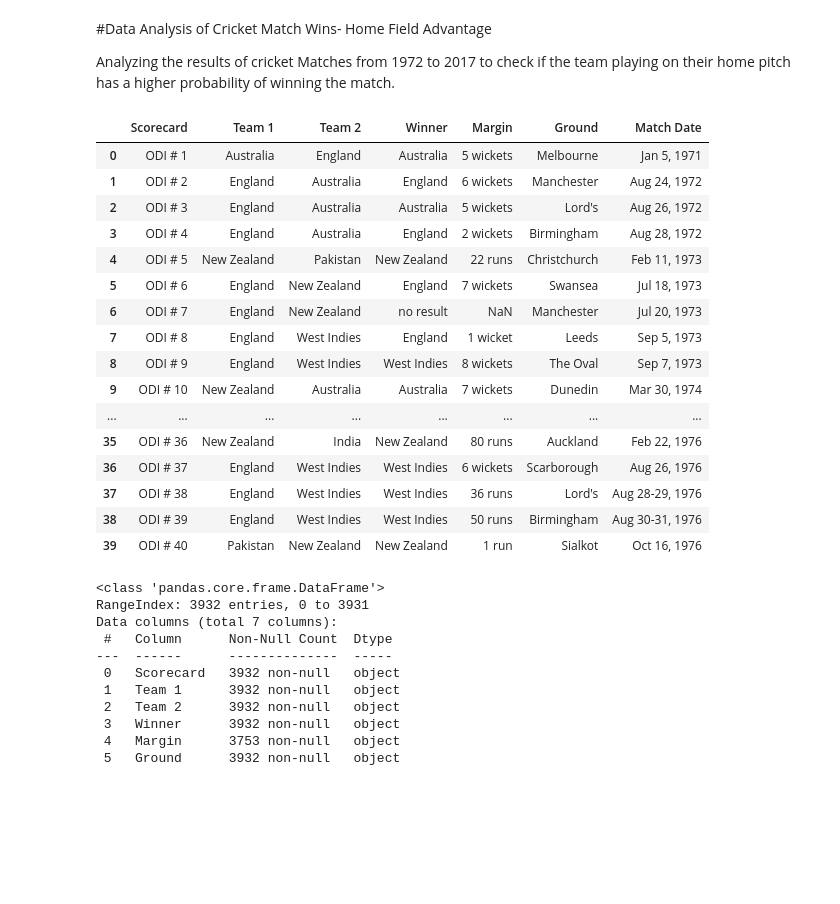
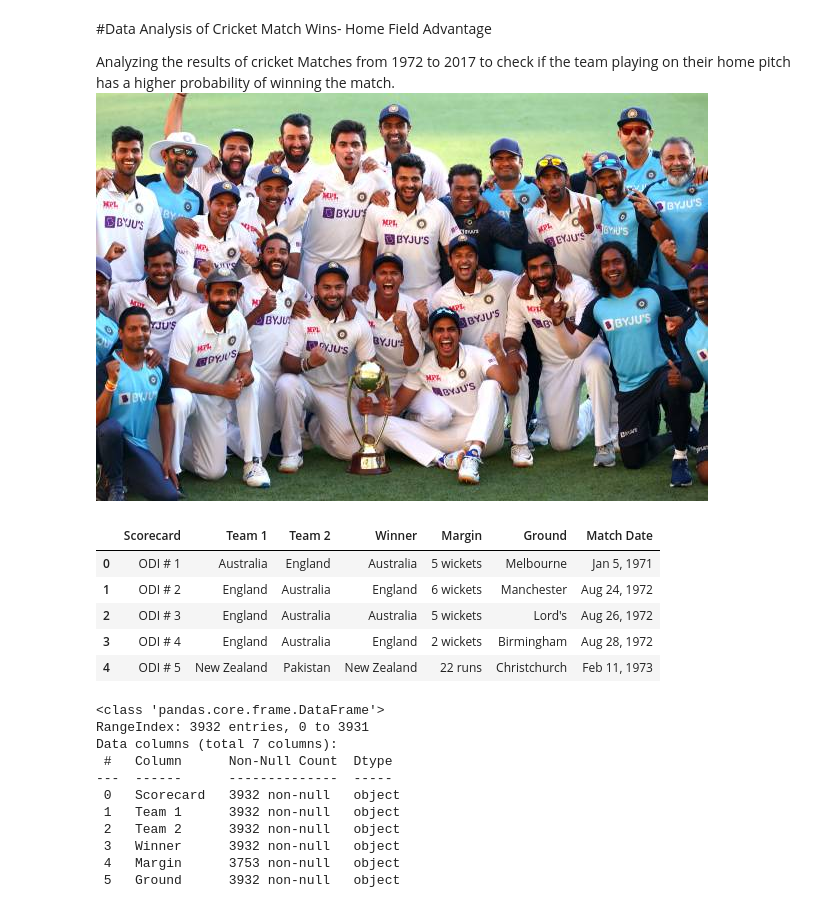
Before and after one commit to swapnil2009/DataScience, a Jupyter notebook: Cricket_Match_Results_Data_Analysis.ipynb, the cells around one changed output. Saved outputs shown, nothing was run; the diff lists cells and outputs as text; code cells hidden in the pictures; blank space fills up the shorter version.

```diff
--- a/Cricket_Match_Results_Data_Analysis.ipynb
+++ b/Cricket_Match_Results_Data_Analysis.ipynb
@@ -4,6 +4,7 @@
 #Data Analysis of Cricket Match Wins- Home Field Advantage
 
 Analyzing the results of cricket Matches from 1972 to 2017 to check if the team playing on their home pitch has a higher probability of winning the match.
+![gettyimages-1230666537-612x612.jpg](embedded-picture-1)
 # %%
 import numpy as np
 import pandas as pd
@@ -15,25 +16,14 @@ from sklearn.linear_model import LogisticRegression
 from sklearn.metrics import accuracy_score
 # %%
 df=pd.read_csv("Dateset_ODI+-+Dateset_ODI.csv")
-df.head(40)
+df.head()
 # %% [output]
 |  | Scorecard | Team 1 | Team 2 | Winner | Margin | Ground | Match Date |
 | 0 | ODI # 1 | Australia | England | Australia | 5 wickets | Melbourne | Jan 5, 1971 |
 | 1 | ODI # 2 | England | Australia | England | 6 wickets | Manchester | Aug 24, 1972 |
 | 2 | ODI # 3 | England | Australia | Australia | 5 wickets | Lord's | Aug 26, 1972 |
 | 3 | ODI # 4 | England | Australia | England | 2 wickets | Birmingham | Aug 28, 1972 |
 | 4 | ODI # 5 | New Zealand | Pakistan | New Zealand | 22 runs | Christchurch | Feb 11, 1973 |
-| 5 | ODI # 6 | England | New Zealand | England | 7 wickets | Swansea | Jul 18, 1973 |
-| 6 | ODI # 7 | England | New Zealand | no result | NaN | Manchester | Jul 20, 1973 |
-| 7 | ODI # 8 | England | West Indies | England | 1 wicket | Leeds | Sep 5, 1973 |
-| 8 | ODI # 9 | England | West Indies | West Indies | 8 wickets | The Oval | Sep 7, 1973 |
-| 9 | ODI # 10 | New Zealand | Australia | Australia | 7 wickets | Dunedin | Mar 30, 1974 |
-| ... | ... | ... | ... | ... | ... | ... | ... |
-| 35 | ODI # 36 | New Zealand | India | New Zealand | 80 runs | Auckland | Feb 22, 1976 |
-| 36 | ODI # 37 | England | West Indies | West Indies | 6 wickets | Scarborough | Aug 26, 1976 |
-| 37 | ODI # 38 | England | West Indies | West Indies | 36 runs | Lord's | Aug 28-29, 1976 |
-| 38 | ODI # 39 | England | West Indies | West Indies | 50 runs | Birmingham | Aug 30-31, 1976 |
-| 39 | ODI # 40 | Pakistan | New Zealand | New Zealand | 1 run | Sialkot | Oct 16, 1976 |
 # %%
 df.info()
 # %% [output]
```
Also changed, not shown: parts of 4 cells of this notebook.
